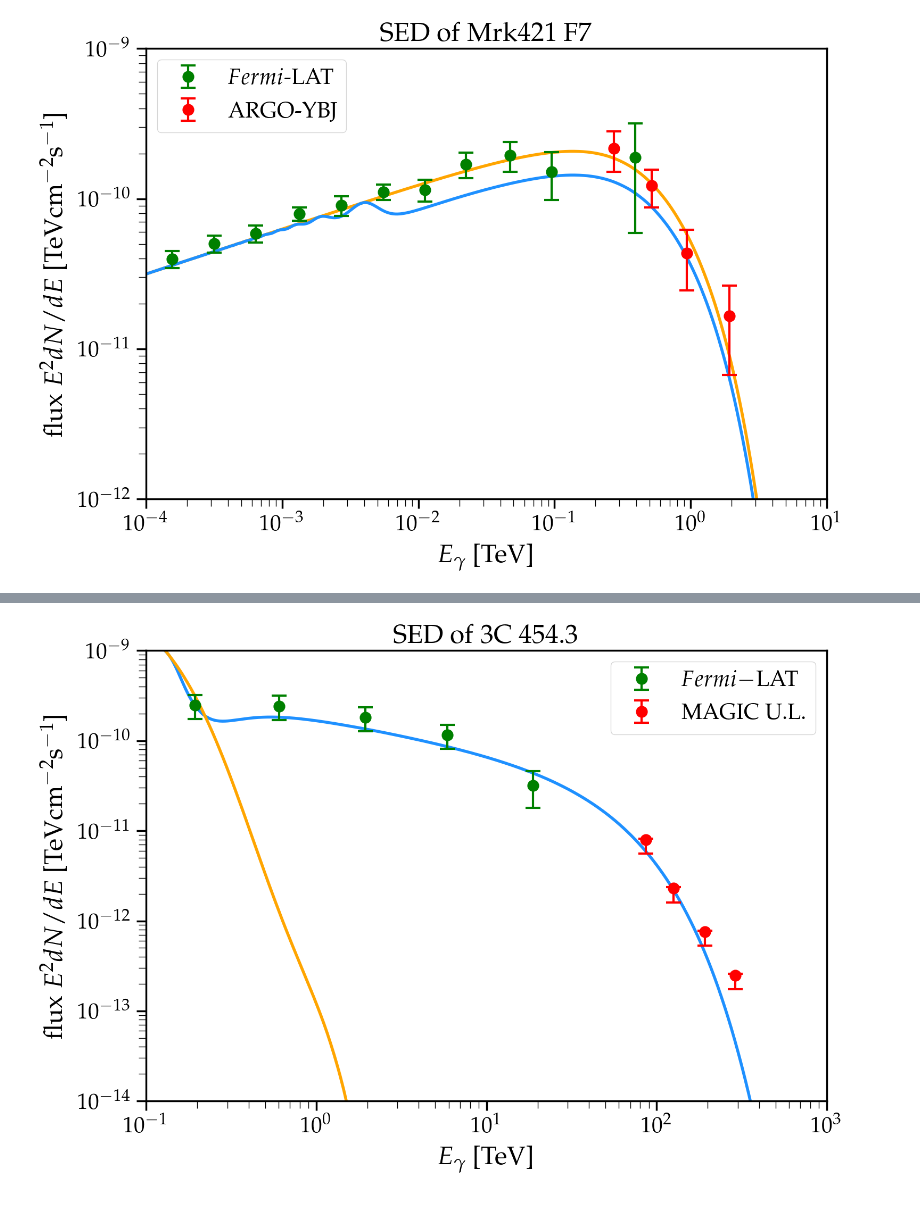
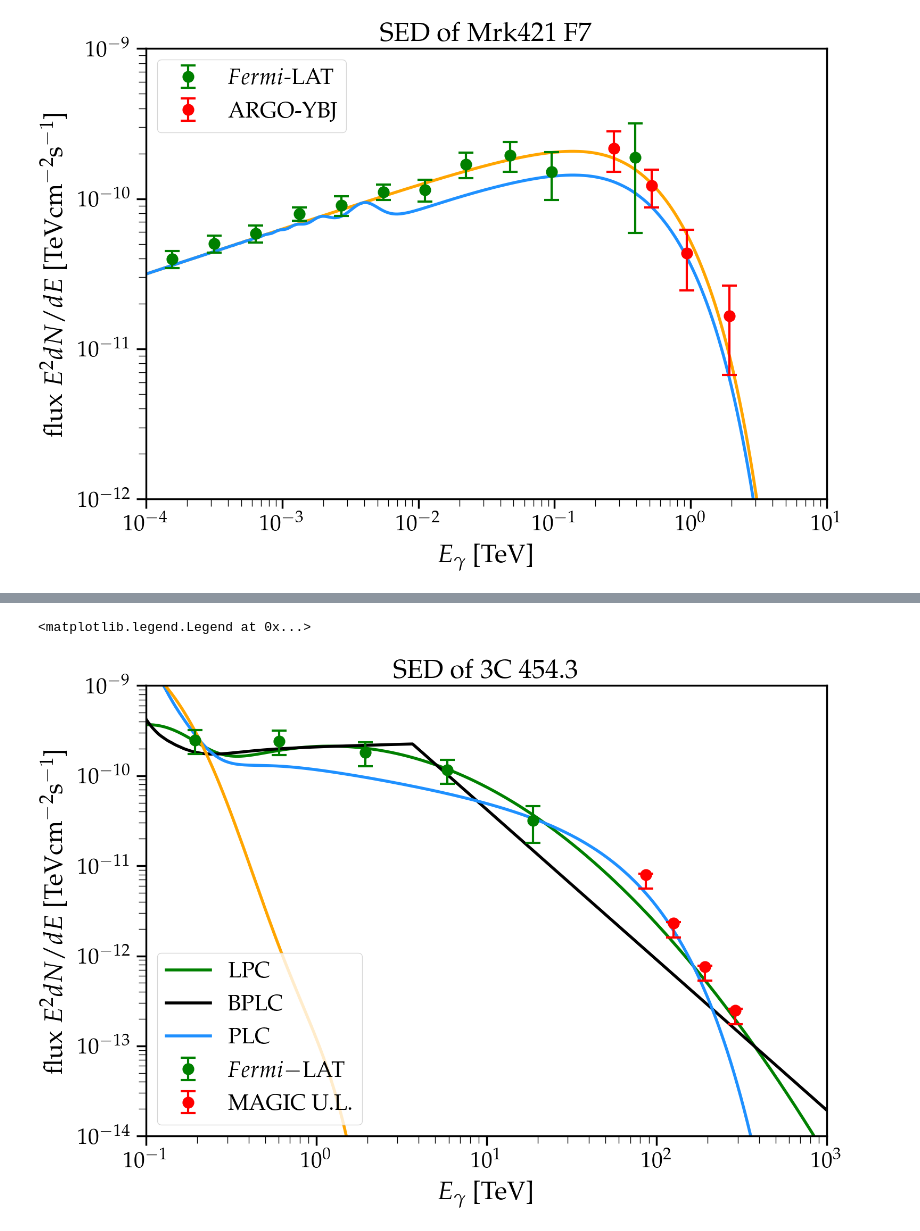
Before and after one commit to ChrisChen31415/Axion-Like-Particles-Constraint, a Jupyter notebook: AGN_APL_MCMC.ipynb, the cells around one changed output, grey strips where cells are left out. Saved outputs shown, nothing was run; the diff lists cells and outputs as text; code cells hidden in the pictures.

```diff
--- a/AGN_APL_MCMC.ipynb
+++ b/AGN_APL_MCMC.ipynb
@@ -50,6 +51,14 @@ length = (1*u.kiloparsec).to(u.m).value     # from kpc to m
 
 BE = (0.5*10**(-6) * u.Gauss).value  # earth magnetic field
 rE = (4 * u.kiloparsec).value  # earth magnetic field scale
+
+# dictionary for variable name and limit referencing
+var_name_dict = {'g': r'$g_{\alpha\gamma}$', 'ma':r'$m_{a}$',
+                  'phin':r'$\phi_{0}$', 'alpha':r'$\alpha$', 'Ec':r'$E_{c}$',
+                  'beta': r'$\beta$', 'gamma1':r'$\Gamma_{1}$', 'gamma2':r'$\Gamma_{2}$', 'Ebreak':r'$E_{b}$'}
+var_limit_dict = {'g':[0, 15], 'ma':[0, 15],
+                  'phin':[0, 50], 'alpha':[0, 20], 'Ec':[0, 200],
+                  'beta': [0, 50], 'gamma1':[0, 100], 'gamma2':[0, 100], 'Ebreak':[0, 100]}
 # %%
 # conversion probability by original paper
 def psga(g, ma, B, r, E):
@@ -870,4 +1024,9 @@ C3454_MAGIC = generate_source(
     z=0.859
     )
 C3454 = combine_source([C3454_Fermi, C3454_MAGIC])
-#C3454.MCMC([2, 2.16, 30, 4, 4])
+C3454clone = generate_source(None, '3C 454.3 clone', B=5e-6, r=3, z=0.859, clone=True, x=x)
+C3454gilmore = generate_source(None, '3C 454.3 clone', B=5e-6, r=3, z=0.859, clone=True, x=x)
+C3454dominguez = generate_source(None, '3C 454.3 clone', B=5e-6, r=3, z=0.859, clone=True, x=x)
+C3454clone.tau = OptDepth.readmodel(model='finke2022')
+C3454gilmore.tau = OptDepth.readmodel(model='gilmore')
+C3454dominguez.tau = OptDepth.readmodel(model='dominguez')
@@ -874,14 +1054,23 @@ C3454 = combine_source([C3454_Fermi, C3454_MAGIC])
 # %%
 # plotting 3C 454.3 SED
 fig,ax = FigSetup(Shape='Rectangular',ylab='$|g_{a\gamma\gamma}|$ [GeV$^{-1}$]',mathpazo=True,xtick_rotation=0,tfs=30,\
                 lfs=35, m_min=1e-1,m_max=1e3,g_min=1e-14,g_max=1e-9)
+x = np.logspace(-1, 3.0, 1000)
 
-x = np.logspace(-1, 3.0, 1000)
-C3454clone = generate_source(None, '3C 454.3 clone', B=5e-6, r=3, z=0.859, clone=True, x=x)
-plt.loglog(x, received_spectrum(1.49e3, 2.34, 45.64, 7.4, 0.055, C3454clone),lw=4, color='dodgerblue')# label='ALP ' + r'$g=7.4$' + ' ' +r'$m_{a}=0.055$')
-plt.loglog(x, received_spectrum_wo(1.49e3, 2.34, 45.64, C3454clone), lw=4, color='orange')#label='without ALP')
+#plt.loglog(x, rs(3.89, 1.92, 22.82, g=4.47, ma=0.0342, source=C3454gilmore, powerlaw=ini_spectrum_LPC),lw=4, color='g', label='gilmore')
+#plt.loglog(x, rs(3.89, 1.92, 22.82, g=4.47, ma=0.0342, source=C3454dominguez, powerlaw=ini_spectrum_LPC),lw=4, color='black', label='dominguez')
+plt.loglog(x, rs(4.15, 1.92, 23.14, g=4.27, ma=0.0308, source=C3454clone, powerlaw=ini_spectrum_LPC),lw=4, color='g', label='LPC')
+
+#plt.loglog(x, rs(2.75, 2, 3.89, 8.81, g=5.05, ma=0.036, source=C3454gilmore, powerlaw=ini_spectrum_BPLC),lw=4, color='black', label='BPLC')# label='ALP ' + r'$g=7.4$' + ' ' +r'$m_{a}=0.055$')
+plt.loglog(x, rs(10.98, 1.95, 3.67, 3.68, g=9.02, ma=0.0409, source=C3454gilmore, powerlaw=ini_spectrum_BPLC),lw=4, color='black', label='BPLC')# label='ALP ' + r'$g=7.4$' + ' ' +r'$m_{a}=0.055$')
+
+plt.loglog(x, received_spectrum(1.81, 2.31, 47, 5.08, 0.0505, C3454clone),lw=4, color='dodgerblue', label='PLC')
+
+plt.loglog(x, received_spectrum_wo(1.49, 2.34, 45.64, C3454clone), lw=4, color='orange')#label='without ALP')
 C3454_Fermi.plotenergy(ax=ax, color='g', label=r'$Fermi-$LAT')
 C3454_MAGIC.plotenergy(ax=ax, color='r', upper_error_fraction=0.1, lower_error_fraction=1, label='MAGIC U.L.')
+ax.legend(loc='lower left')
 # %% [output]
+<matplotlib.legend.Legend at 0x...>
-[figure, old version]
+[figure, new version]
 # %%
```
Also changed, not shown: parts of 21 cells of this notebook.
